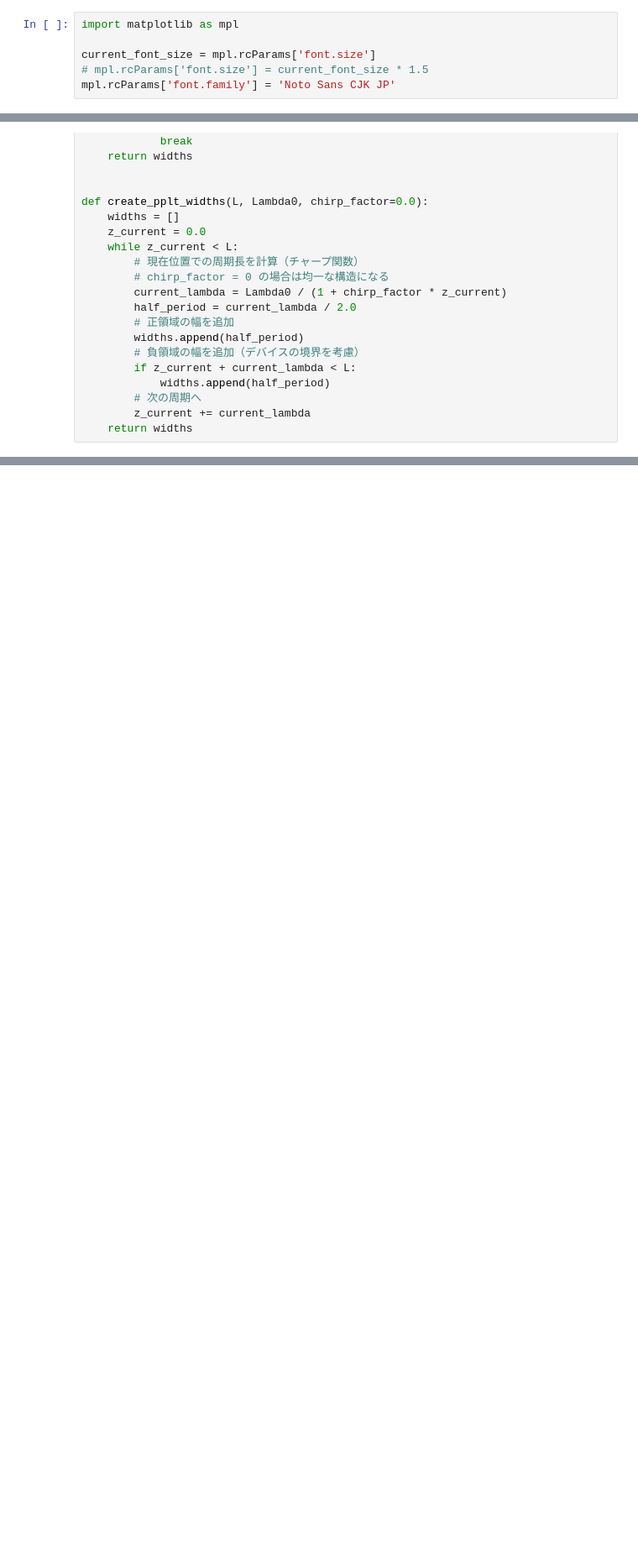
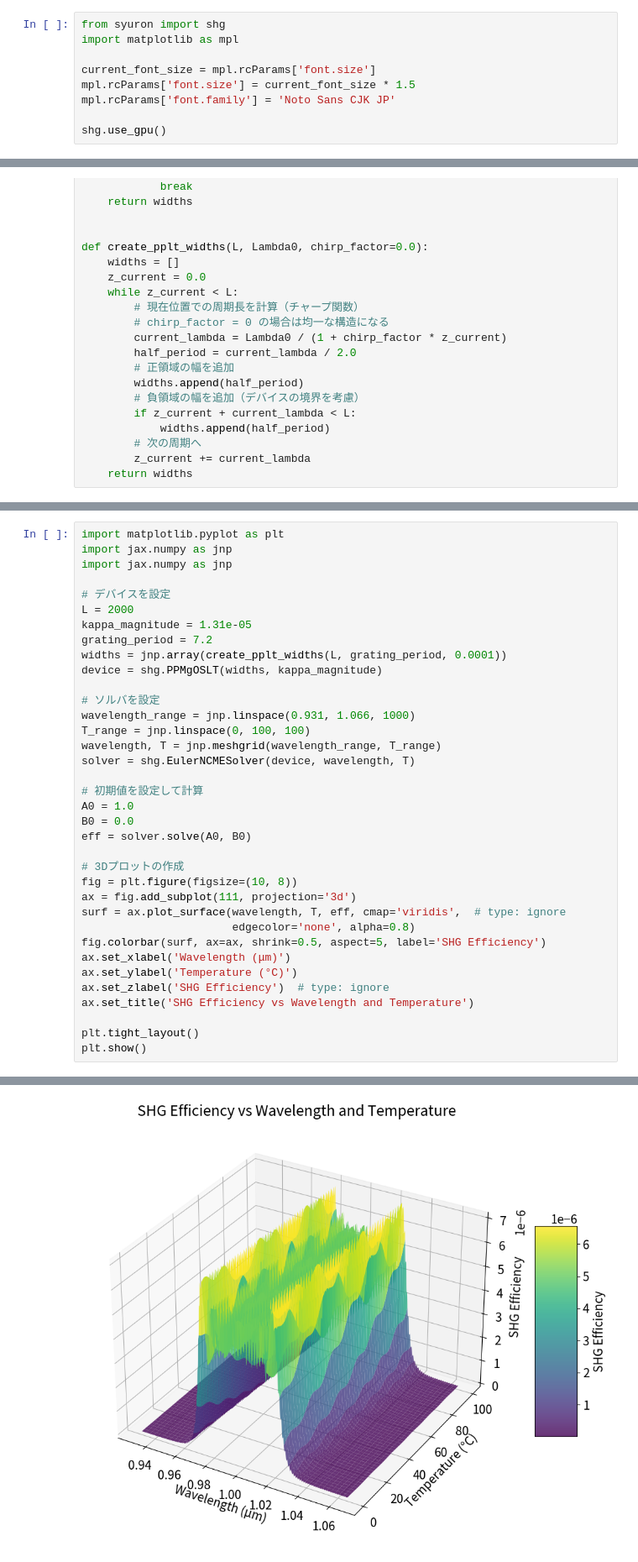
Before and after one commit to Xo1otl/mictlan, a Jupyter notebook: research/syuron/python/examples/shg.ipynb, the cells around one changed output, grey strips where cells are left out. Shown at 84% size. Saved outputs shown, nothing was run; the diff lists cells and outputs as text; blank space fills up the shorter version.

```diff
--- a/research/syuron/python/examples/shg.ipynb
+++ b/research/syuron/python/examples/shg.ipynb
@@ -1,6 +1,9 @@
 # %%
+from syuron import shg
 import matplotlib as mpl
 
 current_font_size = mpl.rcParams['font.size']
-# mpl.rcParams['font.size'] = current_font_size * 1.5
+mpl.rcParams['font.size'] = current_font_size * 1.5
 mpl.rcParams['font.family'] = 'Noto Sans CJK JP'
+
+shg.use_gpu()
@@ -105,0 +52,37 @@ Font 'default' does not have a glyph for '\u9577' [U+9577], substituting with a
+# %%
+import matplotlib.pyplot as plt
+import jax.numpy as jnp
+import jax.numpy as jnp
+
+# デバイスを設定
+L = 2000
+kappa_magnitude = 1.31e-05
+grating_period = 7.2
+widths = jnp.array(create_pplt_widths(L, grating_period, 0.0001))
+device = shg.PPMgOSLT(widths, kappa_magnitude)
+
+# ソルバを設定
+wavelength_range = jnp.linspace(0.931, 1.066, 1000)
+T_range = jnp.linspace(0, 100, 100)
+wavelength, T = jnp.meshgrid(wavelength_range, T_range)
+solver = shg.EulerNCMESolver(device, wavelength, T)
+
+# 初期値を設定して計算
+A0 = 1.0
+B0 = 0.0
+eff = solver.solve(A0, B0)
+
+# 3Dプロットの作成
+fig = plt.figure(figsize=(10, 8))
+ax = fig.add_subplot(111, projection='3d')
+surf = ax.plot_surface(wavelength, T, eff, cmap='viridis',  # type: ignore
+                       edgecolor='none', alpha=0.8)
+fig.colorbar(surf, ax=ax, shrink=0.5, aspect=5, label='SHG Efficiency')
+ax.set_xlabel('Wavelength (μm)')
+ax.set_ylabel('Temperature (°C)')
+ax.set_zlabel('SHG Efficiency')  # type: ignore
+ax.set_title('SHG Efficiency vs Wavelength and Temperature')
+
+plt.tight_layout()
+plt.show()
+# %% [output]
@@ -105,0 +90 @@ Font 'default' does not have a glyph for '\u9577' [U+9577], substituting with a
+[figure, added]
```
Also changed, not shown: parts of 4 cells of this notebook, 4 other files.
